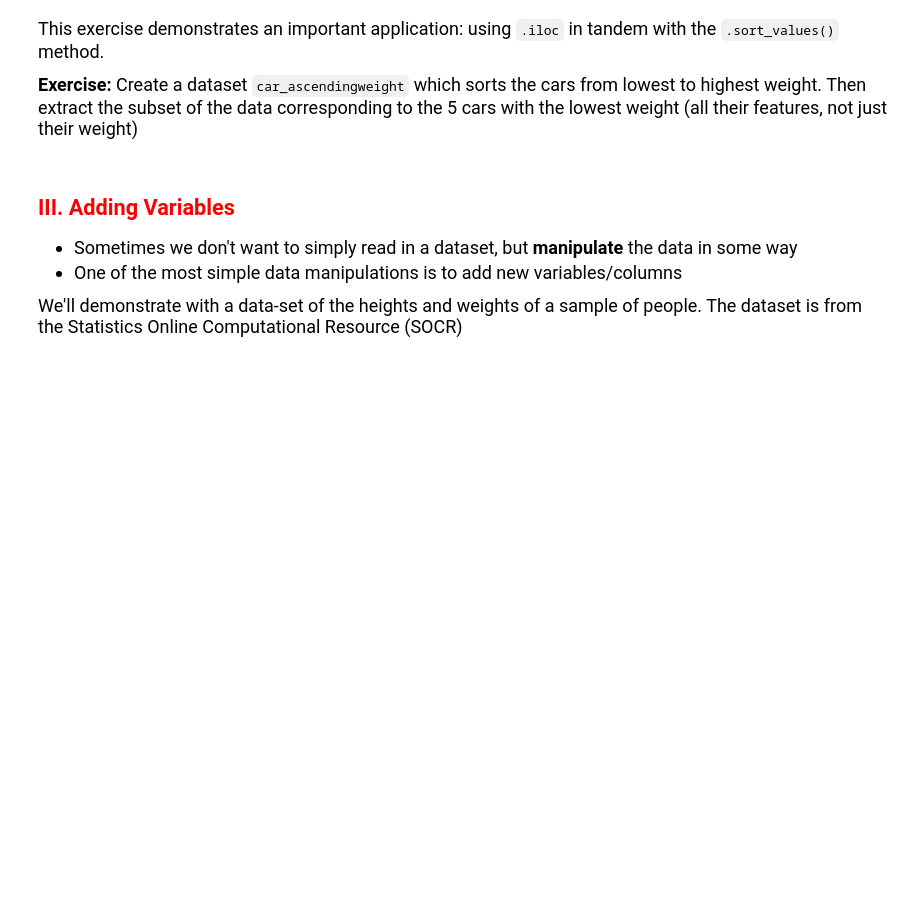
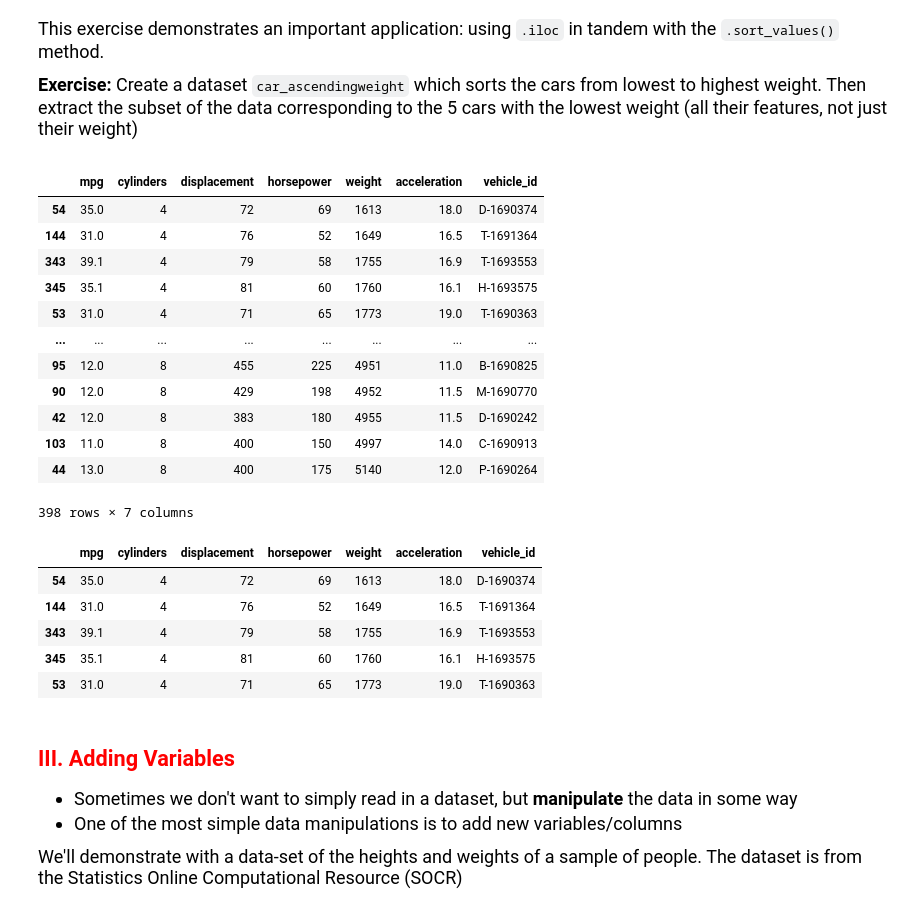
Before and after one commit to larissay23/datasci151spring2026, a Jupyter notebook: lecture_18/lecture_18a_pandas_operations copy.ipynb, the cells around one changed output. Saved outputs shown, nothing was run; the diff lists cells and outputs as text; code cells hidden in the pictures; blank space fills up the shorter version.

```diff
--- a/lecture_18/lecture_18a_pandas_operations copy.ipynb
+++ b/lecture_18/lecture_18a_pandas_operations copy.ipynb
@@ -429,8 +490,33 @@ This exercise demonstrates an important application: using `.iloc` in tandem wit
 # %%
 # your answer here
 
 #iloc is just talking about position in dataframes
 #sorting data followed by iloc allows us to do rankings
+
+car_ascendingweight = carfeatures.sort_values(by = "weight", ascending = True)
+display(car_ascendingweight)
+lowestweight_cars = car_ascendingweight.iloc[0:5,:]
+display(lowestweight_cars)
+# %% [output]
+|  | mpg | cylinders | displacement | horsepower | weight | acceleration | vehicle_id |
+| 54 | 35.0 | 4 | 72 | 69 | 1613 | 18.0 | D-1690374 |
+| 144 | 31.0 | 4 | 76 | 52 | 1649 | 16.5 | T-1691364 |
+| 343 | 39.1 | 4 | 79 | 58 | 1755 | 16.9 | T-1693553 |
+| 345 | 35.1 | 4 | 81 | 60 | 1760 | 16.1 | H-1693575 |
+| 53 | 31.0 | 4 | 71 | 65 | 1773 | 19.0 | T-1690363 |
+| ... | ... | ... | ... | ... | ... | ... | ... |
+| 95 | 12.0 | 8 | 455 | 225 | 4951 | 11.0 | B-1690825 |
+| 90 | 12.0 | 8 | 429 | 198 | 4952 | 11.5 | M-1690770 |
+| 42 | 12.0 | 8 | 383 | 180 | 4955 | 11.5 | D-1690242 |
+| 103 | 11.0 | 8 | 400 | 150 | 4997 | 14.0 | C-1690913 |
+| 44 | 13.0 | 8 | 400 | 175 | 5140 | 12.0 | P-1690264 |
+398 rows × 7 columns
+|  | mpg | cylinders | displacement | horsepower | weight | acceleration | vehicle_id |
+| 54 | 35.0 | 4 | 72 | 69 | 1613 | 18.0 | D-1690374 |
+| 144 | 31.0 | 4 | 76 | 52 | 1649 | 16.5 | T-1691364 |
+| 343 | 39.1 | 4 | 79 | 58 | 1755 | 16.9 | T-1693553 |
+| 345 | 35.1 | 4 | 81 | 60 | 1760 | 16.1 | H-1693575 |
+| 53 | 31.0 | 4 | 71 | 65 | 1773 | 19.0 | T-1690363 |
 # %% [markdown]
 ## <span style="color:red"> III. Adding Variables </span>
 
```
Also changed, not shown: parts of 6 cells of this notebook.
